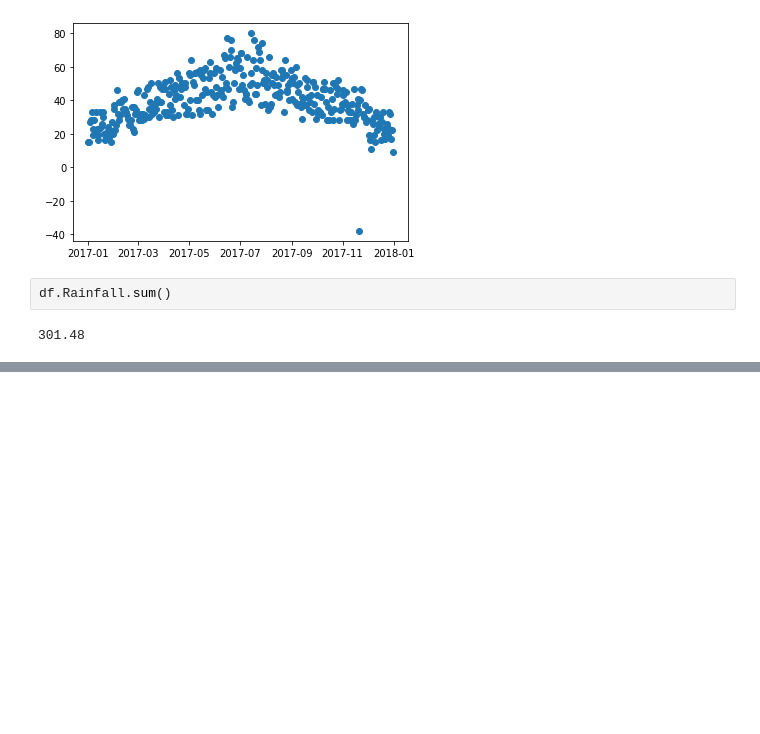
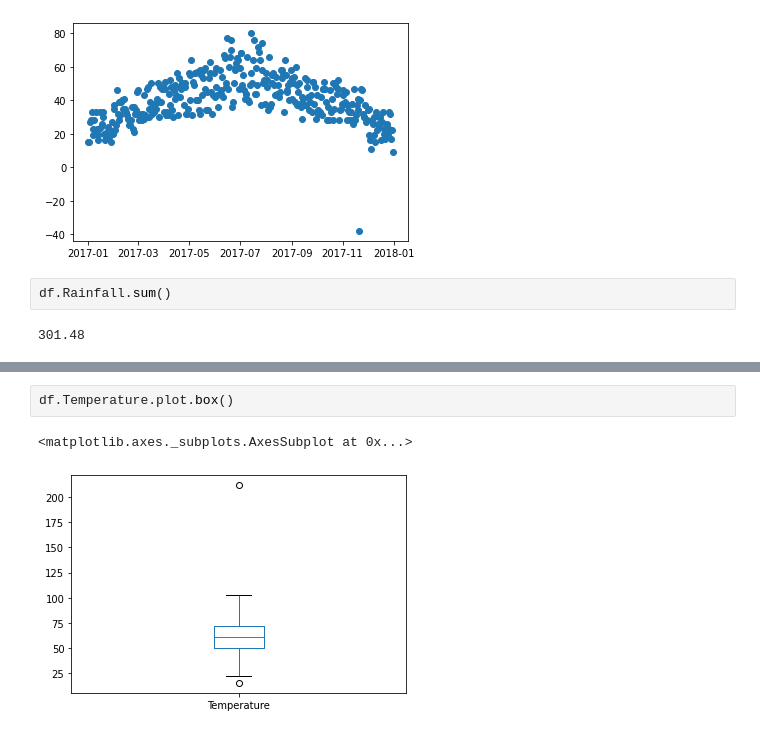
Before and after one commit to noahmelngailis/anomaly_detection, a Jupyter notebook: continuous_probabilistic_methods.ipynb, the cells around one changed output, grey strips where cells are left out. Saved outputs shown, nothing was run; the diff lists cells and outputs as text; blank space fills up the shorter version.

```diff
--- a/continuous_probabilistic_methods.ipynb
+++ b/continuous_probabilistic_methods.ipynb
@@ -153,0 +194,5 @@ df.Rainfall.sum()
+# %%
+df.Temperature.plot.box()
+# %% [output]
+<matplotlib.axes._subplots.AxesSubplot at 0x...>
+[figure, added]
```
Also changed, not shown: parts of 36 cells of this notebook.
